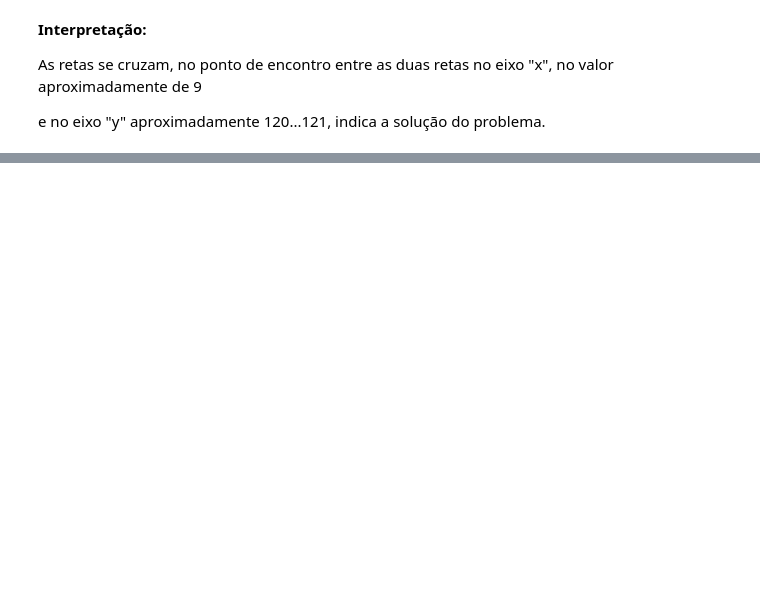
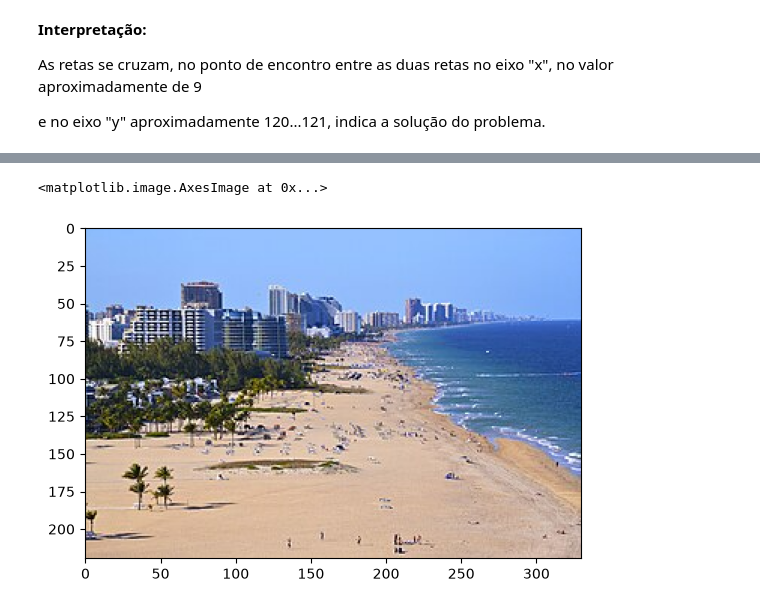
Before and after one commit to marcusvbrangel/ia-base-expert, a Jupyter notebook: cursos/algebra-linear/01-conceitos-iniciais.ipynb, the cells around one changed output, grey strips where cells are left out. Drawn from its saved outputs; the diff is of its cells as text; code cells hidden in the pictures; blank space fills up the shorter version.

```diff
--- a/cursos/algebra-linear/01-conceitos-iniciais.ipynb
+++ b/cursos/algebra-linear/01-conceitos-iniciais.ipynb
@@ -250,0 +557,7 @@ e no eixo "y" aproximadamente 120...121, indica a solução do problema.
+# %%
+image = mpimg.imread("330px-Beach_at_Fort_Lauderdale.jpg")
+# %%
+plt.imshow(image)
+# %% [output]
+<matplotlib.image.AxesImage at 0x...>
+[figure, added]
```
Also changed, not shown: parts of 87 cells of this notebook, 7 other files.
